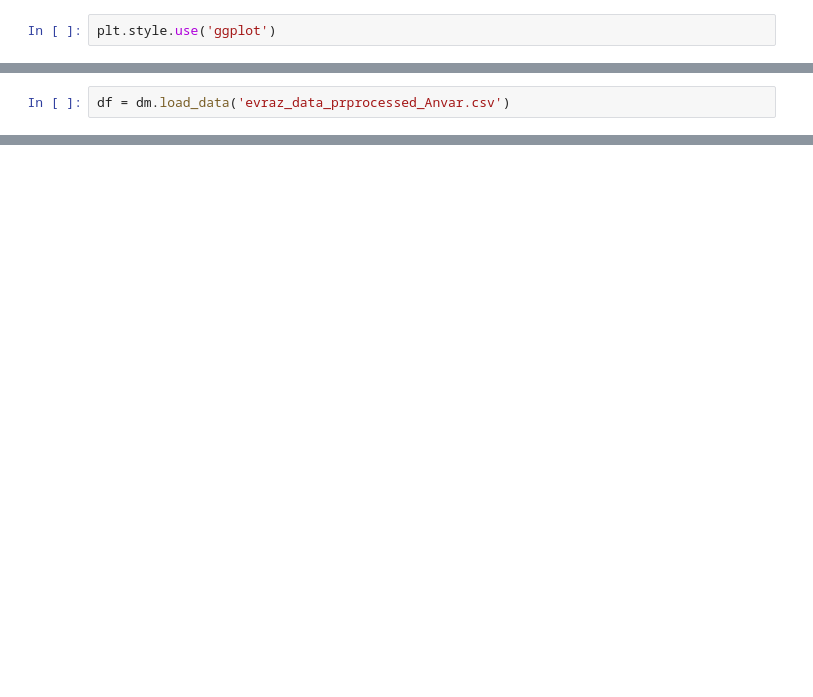
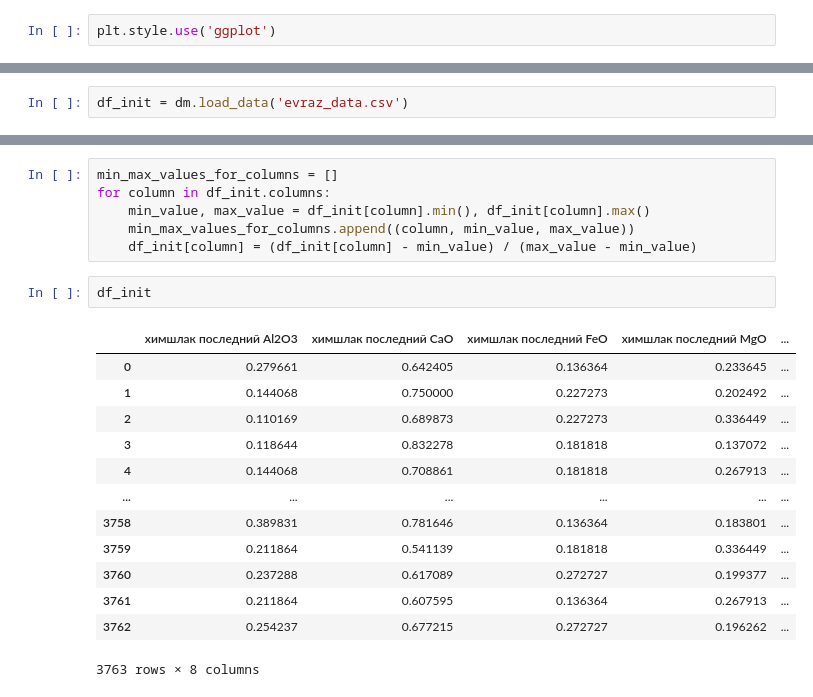
Before and after one commit to comptech-winter-school/steel-alloying, a Jupyter notebook: Khafizov/optimizationCaO_Anvar.ipynb, the cells around one changed output, grey strips where cells are left out. Drawn from its saved outputs; the diff is of its cells as text; blank space fills up the shorter version.

```diff
--- a/Khafizov/optimizationCaO_Anvar.ipynb
+++ b/Khafizov/optimizationCaO_Anvar.ipynb
@@ -20,2 +38,2 @@ plt.style.use('ggplot')
 # %%
-df = dm.load_data('evraz_data_prprocessed_Anvar.csv')
+df_init = dm.load_data('evraz_data.csv')
@@ -36,0 +65,22 @@ target = ["сыпуч известь РП"]
+# %%
+min_max_values_for_columns = []
+for column in df_init.columns:
+    min_value, max_value = df_init[column].min(), df_init[column].max()
+    min_max_values_for_columns.append((column, min_value, max_value))
+    df_init[column] = (df_init[column] - min_value) / (max_value - min_value)
+# %%
+df_init
+# %% [output]
+|  | химшлак последний Al2O3 | химшлак последний CaO | химшлак последний FeO | химшлак последний MgO | ... |
+| 0 | 0.279661 | 0.642405 | 0.136364 | 0.233645 | ... |
+| 1 | 0.144068 | 0.750000 | 0.227273 | 0.202492 | ... |
+| 2 | 0.110169 | 0.689873 | 0.227273 | 0.336449 | ... |
+| 3 | 0.118644 | 0.832278 | 0.181818 | 0.137072 | ... |
+| 4 | 0.144068 | 0.708861 | 0.181818 | 0.267913 | ... |
+| ... | ... | ... | ... | ... | ... |
+| 3758 | 0.389831 | 0.781646 | 0.136364 | 0.183801 | ... |
+| 3759 | 0.211864 | 0.541139 | 0.181818 | 0.336449 | ... |
+| 3760 | 0.237288 | 0.617089 | 0.272727 | 0.199377 | ... |
+| 3761 | 0.211864 | 0.607595 | 0.136364 | 0.267913 | ... |
+| 3762 | 0.254237 | 0.677215 | 0.272727 | 0.196262 | ... |
+3763 rows × 8 columns
```
Also changed, not shown: parts of 28 cells of this notebook.
